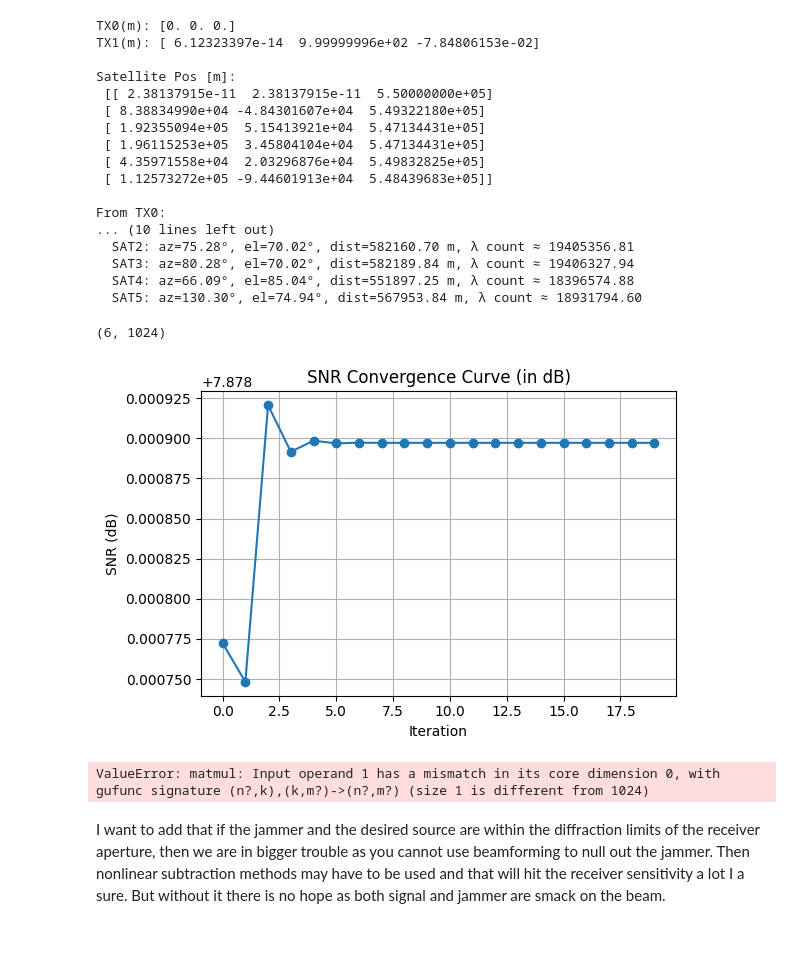
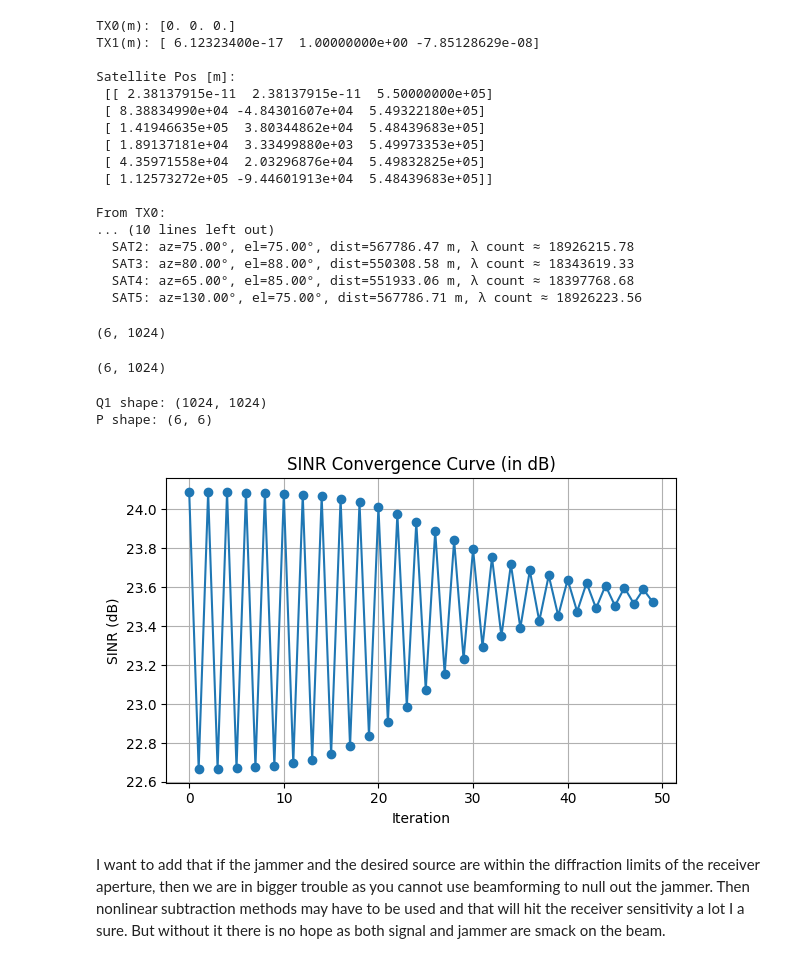
Before and after one commit to SJ00425/NTN-Anti-Jamming, a Jupyter notebook: test.ipynb, the cells around one changed output. Saved outputs shown, nothing was run; the diff lists cells and outputs as text; code cells hidden in the pictures.

```diff
--- a/test.ipynb
+++ b/test.ipynb
@@ -5,7 +5,7 @@ import numpy as np
 
 # Generate RX positions
 
-distances_km = [1]
+distances_km = [0.001]
 azimuths_deg = np.linspace(0, 360, len(distances_km), endpoint=False)
 gnd_positions = [np.array([0.0, 0.0, 0.0])]
 
@@ -21,7 +21,7 @@ for i, pos in enumerate(gnd_positions):
 # Compute SAT intersection points
 
 sat_orbit_m = 550e3
-angles = [(45, 90), (120, 80), (75,70),(80,70), (65, 85),(130,75)]
+angles = [(45, 90), (120, 80), (75,75),(80,88), (65, 85),(130,75)]
 # angles = [(45, 90)]
 sat_positions = []
 delays_ms = []
@@ -54,22 +54,22 @@ for i, tx in enumerate(gnd_positions):
         print(f"  SAT{j}: az={az:.2f}°, el={el:.2f}°, dist={dist:.2f} m, λ count ≈ {n_waves:.2f}")
 # %% [output]
 TX0(m): [0. 0. 0.]
-TX1(m): [ 6.12323397e-14  9.99999996e+02 -7.84806153e-02]
+TX1(m): [ 6.12323400e-17  1.00000000e+00 -7.85128629e-08]
 
 Satellite Pos [m]:
  [[ 2.38137915e-11  2.38137915e-11  5.50000000e+05]
  [ 8.38834990e+04 -4.84301607e+04  5.49322180e+05]
- [ 1.92355094e+05  5.15413921e+04  5.47134431e+05]
- [ 1.96115253e+05  3.45804104e+04  5.47134431e+05]
+ [ 1.41946635e+05  3.80344862e+04  5.48439683e+05]
+ [ 1.89137181e+04  3.33499880e+03  5.49973353e+05]
  [ 4.35971558e+04  2.03296876e+04  5.49832825e+05]
  [ 1.12573272e+05 -9.44601913e+04  5.48439683e+05]]
 
 From TX0:
 ... (10 lines left out)
-  SAT2: az=75.28°, el=70.02°, dist=582160.70 m, λ count ≈ 19405356.81
-  SAT3: az=80.28°, el=70.02°, dist=582189.84 m, λ count ≈ 19406327.94
-  SAT4: az=66.09°, el=85.04°, dist=551897.25 m, λ count ≈ 18396574.88
-  SAT5: az=130.30°, el=74.94°, dist=567953.84 m, λ count ≈ 18931794.60
+  SAT2: az=75.00°, el=75.00°, dist=567786.47 m, λ count ≈ 18926215.78
+  SAT3: az=80.00°, el=88.00°, dist=550308.58 m, λ count ≈ 18343619.33
+  SAT4: az=65.00°, el=85.00°, dist=551933.06 m, λ count ≈ 18397768.68
+  SAT5: az=130.00°, el=75.00°, dist=567786.71 m, λ count ≈ 18926223.56
 # %%
 # """
 # Compute Starlink satellites that satisfy user-defined
@@ -297,7 +298,7 @@ from scipy.linalg import eigh
 def best_w0(H0, P):
     A = H0.conj().T @ np.linalg.inv(P) @ H0
     _, eigvecs = eigh(A)                 # ascending order
-    w0 = eigvecs[:, -1]
+    w0 = eigvecs[:, -1].reshape(-1, 1)
     return w0
 
 def best_w1(H0, H1, w0, N0, E1):
@@ -307,11 +308,11 @@ def best_w1(H0, H1, w0, N0, E1):
     C = np.eye(H1.shape[1]) + beta * (H1.conj().T @ H1)
     # largest gen-eigvec of (S,C)
     eigvals, eigvecs = eigh(S, C)
-    w1 = eigvecs[:, -1]
+    w1 = eigvecs[:, -1].reshape(-1, 1)
     # q /= norm(q)
     return w1, E1 * np.outer(w1, w1.conj())
 
-def jam_tx_game(H0, H1, N0, E0, E1, tol=1e-20,its=20):
+def jam_tx_game(H0, H1, N0, E0, E1, tol=1e-20,its=30):
     N0tx = H0.shape[1]
     N1tx = H1.shape[1]
     w0 = np.ones(N0tx) / np.sqrt(N0tx)
@@ -320,45 +321,57 @@ def jam_tx_game(H0, H1, N0, E0, E1, tol=1e-20,its=20):
     P = H1 @ Q1 @ H1.conj().T + N0*np.eye(H0.shape[0])
     snr_hist = []
     for _ in range(its):
-
+        if _ == 0:
+            print("Q1 shape:", Q1.shape)
+            print("P shape:", P.shape)
         w0 = best_w0(H0, P)
         w1, Q1 = best_w1(H0, H1, w0, N0, E1)
         P   = H1 @ Q1 @ H1.conj().T + N0 * np.eye(H0.shape[0])
-        snr = E0 * np.real(w0.conj().T @ H0.conj().T @ np.linalg.inv(P) @ H0 @ w0)
+        snr = E0 * (w0.conj().T @ H0.conj().T @ np.linalg.inv(P) @ H0 @ w0).real
         snr_hist.append(snr)
         # if len(snr_hist) > 1 and abs(snr_hist[-1] - snr_hist[-2]) / snr_hist[-1] < tol:
         #     break
+        # print("w0 shape:", w0.shape)
+        # print("w1 shape:", w1.shape)
     return w0, w1, snr, snr_hist
+# %%
+H1.shape
+# %% [output]
+(6, 1024)
 # %%
 c = 3e8  # speed of light (m/s)
 fc = 10e9  # Carrier frequency: 10 GHz
 wavelength = c / fc
 bandwidth = 100e6  # 100 MHz
 tx_power_dbm = 30  #  dBm
-jam_power_dbm = 30
-noise_figure_db = 5  # dB
+jam_power_dbm = 50
 k = 1.38e-23  # Boltzmann
-T = 150  # temperature in Kelvin
-noise_power_db = 10 * np.log10(k * T * bandwidth)-30 + noise_figure_db
+GT = 13 # db gain-to-noise-temperature for for 0.33m Equivalent satellite antenna aperturesatellites, or can be 5 dB K^(-1) for 0.13m Equivalent satellite antenna aperture
+La = 5 # dB
+GT_linear_inv = 10 ** (-GT / 10)
+La_linear = 10 ** (La / 10)
+noise_power_watt = k * bandwidth * GT_linear_inv * La_linear
 Tx_power_watt = 10 ** ((tx_power_dbm  - 30)/ 10)
 jam_power_watt = 10 ** ((jam_power_dbm  - 30)/ 10)
-N0_watt = 10 ** (noise_power_db / 10)
 # %%
-w0_opt, w1_opt, snr, snr_curve = jam_tx_game(H0, H1, N0_watt, Tx_power_watt, jam_power_watt)
+w0_opt, w1_opt, snr, snr_curve = jam_tx_game(H0, H1, noise_power_watt, Tx_power_watt, jam_power_watt,its=50)
+# %% [output]
+Q1 shape: (1024, 1024)
+P shape: (6, 6)
 # %%
 import matplotlib.pyplot as plt
-snr_db = 10 * np.log10(np.array(snr_curve))
+snr_db = 10 * np.log10(np.array(snr_curve).squeeze())
 
 plt.figure(figsize=(6, 4))
 plt.plot(snr_db, marker='o')
 plt.xlabel("Iteration")
-plt.ylabel("SNR (dB)")
-plt.title("SNR Convergence Curve (in dB)")
+plt.ylabel("SINR (dB)")
+plt.title("SINR Convergence Curve (in dB)")
 plt.grid(True)
 plt.tight_layout()
 plt.show()
 # %% [output]
-[figure, old version]
+[figure, new version]
 # %%
 import numpy as np
 import cvxpy as cp
@@ -455,17 +468,15 @@ def compute_rx_gains(H, w):
 
     return 10 * np.log10(gains )
 # %%
-w0 = np.ones((sat_antennas, 1), dtype=complex) / np.sqrt(sat_antennas)
-gains0 = compute_rx_gains(H, w0)
-gains1 = compute_rx_gains(H, w1)
-gains2 = compute_rx_gains(H, w2)
-gains3 = compute_rx_gains(H, w3)
-print(gains0)
-print(gains1)  # array of shape (N_rx,), each is beamforming gain
-print(gains2)  # array of shape (N_rx,), each is beamforming gain
-print(gains3)  # array of shape (N_rx,), each is beamforming gain
+# w0 = np.ones((sat_antennas, 1), dtype=complex) / np.sqrt(sat_antennas)
+# gains0 = compute_rx_gains(H, w0)
+# gains1 = compute_rx_gains(H, w1)
+# gains2 = compute_rx_gains(H, w2)
+# gains3 = compute_rx_gains(H, w3)
+# print(gains0)
+# print(gains1)  # array of shape (N_rx,), each is beamforming gain
+# print(gains2)  # array of shape (N_rx,), each is beamforming gain
+# print(gains3)  # array of shape (N_rx,), each is beamforming gain
-# %% [output]
-ValueError: matmul: Input operand 1 has a mismatch in its core dimension 0, with gufunc signature (n?,k),(k,m?)->(n?,m?) (size 1 is different from 1024)
 # %% [markdown]
 I want to add that if the jammer and the desired source are within the diffraction limits of the receiver aperture, then we are in bigger trouble as you cannot use beamforming to null out the jammer. Then nonlinear subtraction methods may have to be used and that will hit the receiver sensitivity a lot I a sure. But without it there is no hope as both signal and jammer are smack on the beam.
 # %%
```
Also changed, not shown: parts of 2 cells of this notebook, 1 other file.
